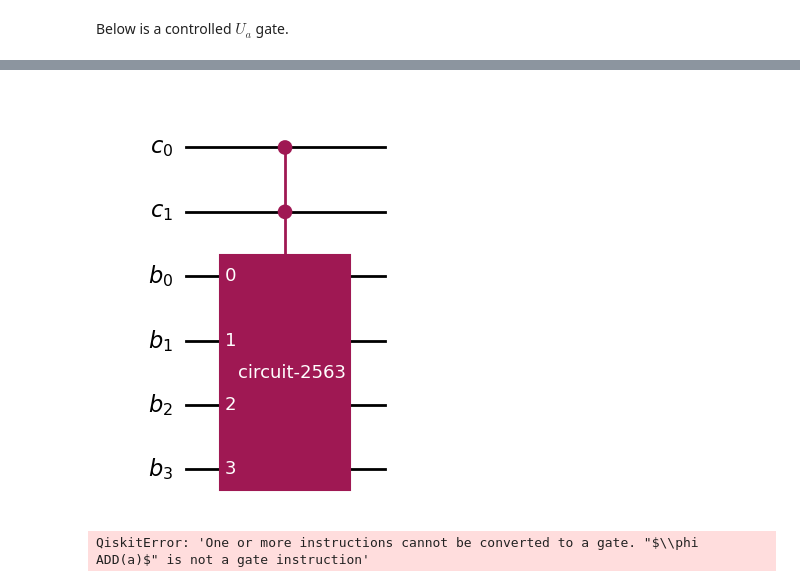
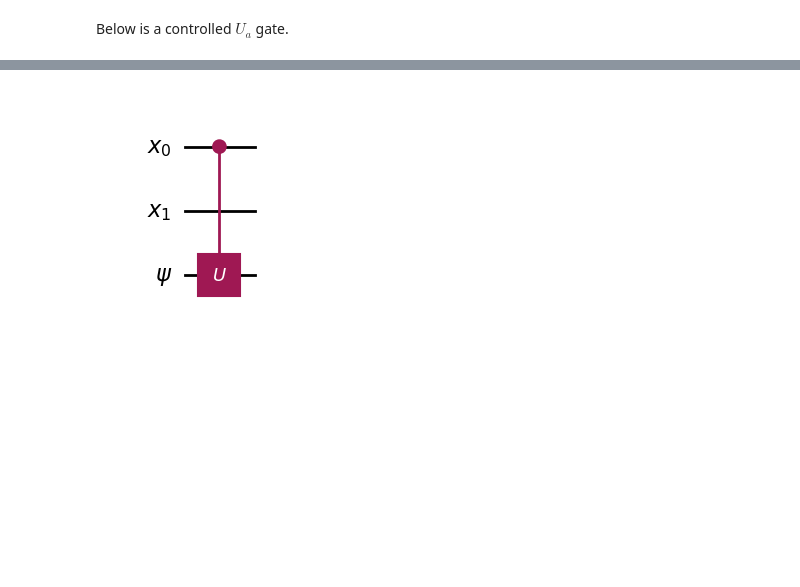
Before and after one commit to lara-ismert/order-finding_oracle, a Jupyter notebook: Ismert - MiniProject2.ipynb, the cells around one changed output, grey strips where cells are left out. Saved outputs shown, nothing was run; the diff lists cells and outputs as text; code cells hidden in the pictures; blank space fills up the shorter version.

```diff
--- a/Ismert - MiniProject2.ipynb
+++ b/Ismert - MiniProject2.ipynb
@@ -256,53 +47,16 @@ We begin by creating two functions which will produce doubly-controlled $\phi AD
-# %%
-def CCphiAdd(a,n):
-    cr = AncillaRegister(2,'c')
-    qr = QuantumRegister(n, 'b')
-    CC_phiAdd_circuit = QuantumCircuit(cr,qr, name = 'CCphiADD')
-
-    # Base circuit
-    qc = QuantumCircuit(qr)
-    #qc.ccx(n,0,1)
-    qc.compose(quantum_adder(a,n),inplace = True)
-
-    # Doubly controlled base circuit
-    cc_quantum_adder = qc.to_gate().control(2)
-    tbits = list(range(2,n+2))
-    cbits = list(range(2))
-    CC_phiAdd_circuit.append(cc_quantum_adder, cbits + tbits)
-
-    #return qc
-    return CC_phiAdd_circuit
-
-def CCphiSubtract(a,n):
-    cr = AncillaRegister(2,'c')
-    qr = QuantumRegister(n, 'b')
-    CC_phiMinus_circuit = QuantumCircuit(cr,qr, name = 'CCphiMINUS')
-
-    # Base circuit
-    qc = QuantumCircuit(qr)
-    #qc.ccx(n,0,1)
-    qc.compose(quantum_adder(a,n).inverse(),inplace = True)
-
-    # Doubly controlled base circuit
-    cc_quantum_adder_inverse = qc.to_gate().control(2)
-    tbits = list(range(2,n+2))
-    cbits = list(range(2))
-    CC_phiMinus_circuit.append(cc_quantum_adder_inverse,cbits + tbits)
-
-    return CC_phiMinus_circuit
-
-CCphiSubtract(2,4).draw('mpl')
-# %% [output]
-[figure, removed]
-# %%
-N = 10
-n = len(bin(N)) - 2 # We need the same number of qubits as the length of N in binary
-a = random.randint(2,N-1)
-
-cr = AncillaRegister(2,'c')
-qr = QuantumRegister(n, 'b')
-ar = AncillaRegister(1, '0')
-
-Add_a_mod_N_circuit = QuantumCircuit(cr,qr,ar,name = r'$\phi ADD(a) mod N$')
-# %% [output]
-QiskitError: 'One or more instructions cannot be converted to a gate. "$\\phi ADD(a)$" is not a gate instruction'
+# %%
+n = 2
+
+qr = QuantumRegister(size=n, name="x")
+ar = AncillaRegister(size=1,name = r"\psi")
+
+U_circuit = QuantumCircuit(ar,name = "$U$")
+U_circuit.append(U_gate,ar)
+
+controlled_U_gate = U_circuit.to_gate().control(1)
+
+controlled_U_circuit = QuantumCircuit(qr,ar)
+controlled_U_circuit.append(controlled_U_gate, [0, -1])
+controlled_U_circuit.draw('mpl')
+# %% [output]
+[figure, added]
```
Also changed, not shown: parts of 40 cells of this notebook.
